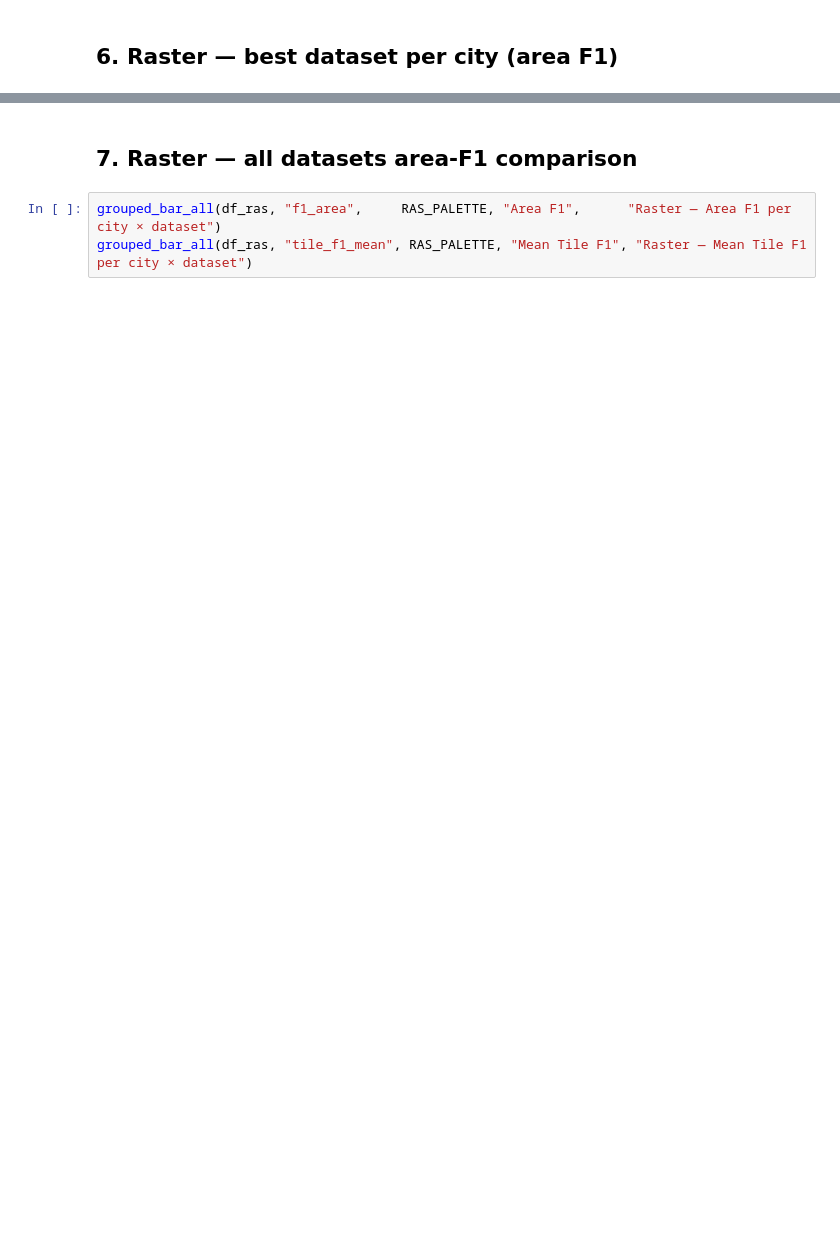
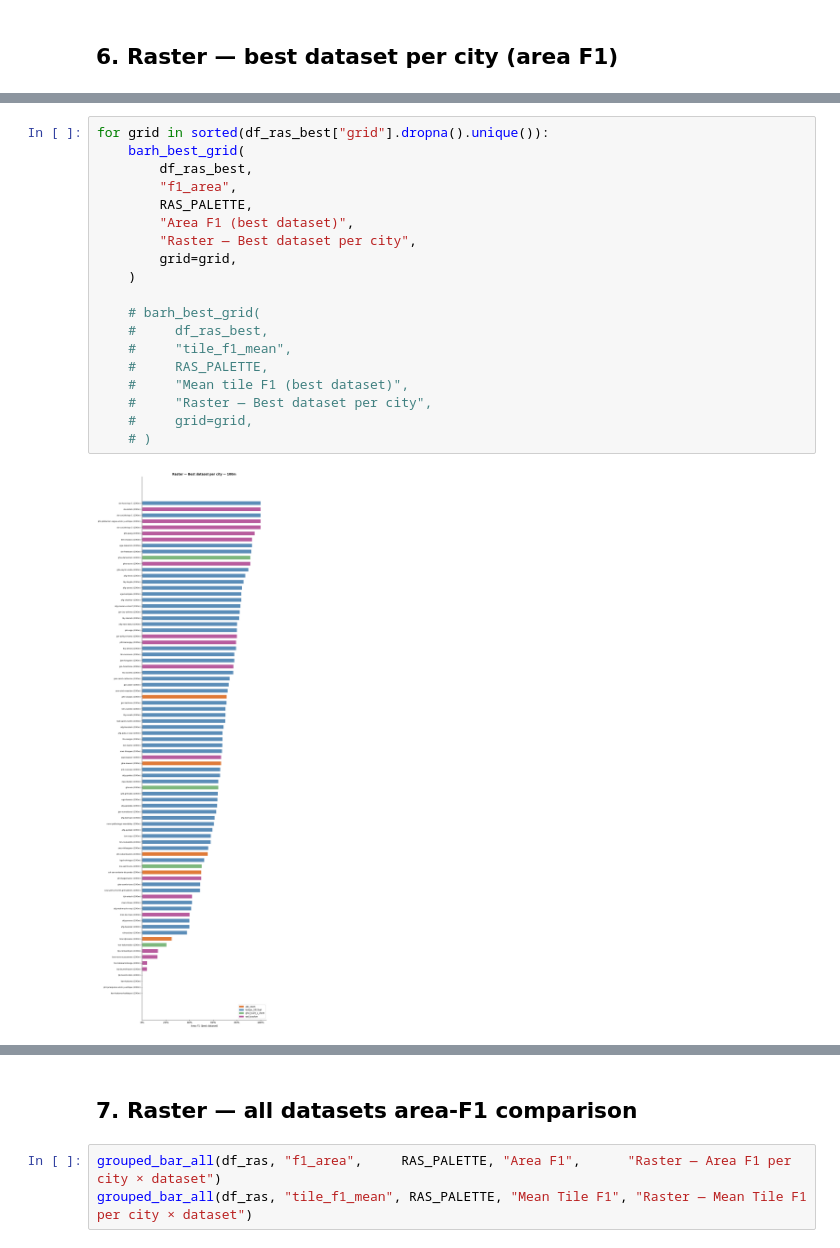
Before and after one commit to GFDRR/urban_validation, a Jupyter notebook: notebooks/aggregate_urban.ipynb, the cells around one changed output, grey strips where cells are left out. Drawn from its saved outputs; the diff is of its cells as text; blank space fills up the shorter version.

```diff
--- a/notebooks/aggregate_urban.ipynb
+++ b/notebooks/aggregate_urban.ipynb
@@ -392,0 +660,21 @@ barh_best(df_ras_best, "tile_f1_mean", RAS_PALETTE, "Mean tile F1 (best dataset)
+# %%
+for grid in sorted(df_ras_best["grid"].dropna().unique()):
+    barh_best_grid(
+        df_ras_best,
+        "f1_area",
+        RAS_PALETTE,
+        "Area F1 (best dataset)",
+        "Raster — Best dataset per city",
+        grid=grid,
+    )
+
+    # barh_best_grid(
+    #     df_ras_best,
+    #     "tile_f1_mean",
+    #     RAS_PALETTE,
+    #     "Mean tile F1 (best dataset)",
+    #     "Raster — Best dataset per city",
+    #     grid=grid,
+    # )
+# %% [output]
+[figure, added]
```
Also changed, not shown: parts of 16 cells of this notebook, 4 other files.
